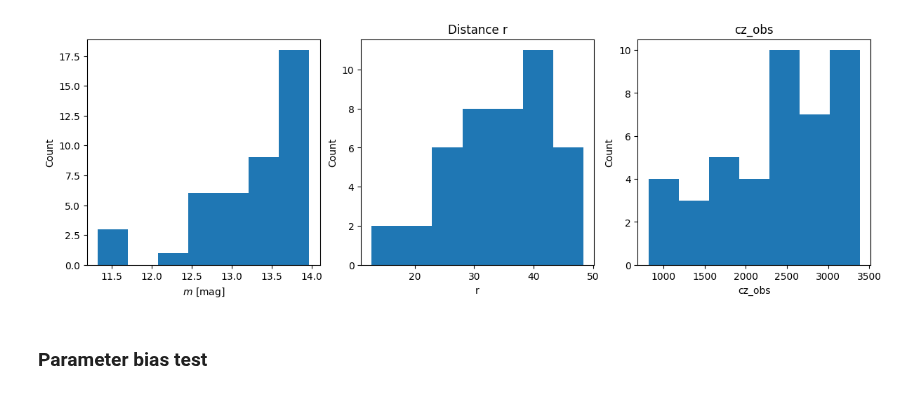
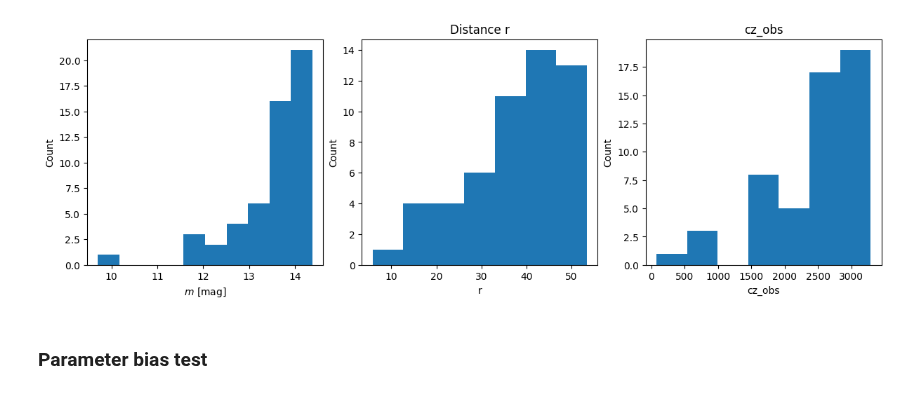
Before and after one commit to Richard-Sti/CANDEL, a Jupyter notebook: notebooks/paper_SH0ES/mock_test_even_simpler.ipynb, the cells around one changed output. Drawn from its saved outputs; the diff is of its cells as text; code cells hidden in the pictures.

Commit message:
Update more mocks

```diff
--- a/notebooks/paper_SH0ES/mock_test_even_simpler.ipynb
+++ b/notebooks/paper_SH0ES/mock_test_even_simpler.ipynb
@@ -27,3 +39,12 @@ def mu2r(mu):
 
 def r2czcosmo(r, H0=70):
     return r * H0
+# %%
+config_path = "/Users/rstiskalek/Projects/CANDEL/scripts/runs/config_shoes.toml"
+config = candel.load_config(config_path)
+
+reconstruction = "Carrick2015"
+nsim = 0
+
+loader_C15 = candel.field.name2field_loader(reconstruction)(
+    nsim=nsim, **config["io"]["reconstruction_main"][reconstruction])
@@ -30,25 +53,71 @@ def r2czcosmo(r, H0=70):
 # %%
-npoints = 500
+npoints = 1300
 
-Rmax = 100
+Rmax = 150
 M = -19.25
 sigma_v = 250
-e_mag = 0.15
+e_mag = 0.1
 H0 = 70
-mag_lim = 14.0
-cz_lim = None
+mag_lim = None
+cz_lim = 3300
+
+r_grid = np.linspace(1e-4, Rmax, 300)
+loader = loader_C15
+beta = 0.43
+
+
+def sample_distance_inhomogeneous(r_grid, los_density, gen):
+    pi_r = los_density * r_grid**2
+    cdf_r = cum_simpson_scipy(pi_r, x=r_grid, initial=0)
+    cdf_r /= cdf_r[-1]
+    return np.interp(gen.uniform(), cdf_r, r_grid)
+
+
+def generate_rand_los(seed, npoints, loader):
+    gen = np.random.default_rng(seed)
+    RA = gen.uniform(0, 360, size=npoints)
+    dec = np.arcsin(gen.uniform(-1, 1, size=npoints)) * 180 / np.pi
+    los_density, los_velocity = candel.field.interpolate_los_density_velocity(
+        loader, r_grid, RA, dec, verbose=False)
+    return los_density, beta * los_velocity
 
 
 def generate_mock(seed, mag_lim=None, cz_lim=None, verbose=False,
-                  make_plot=False):
+                  make_plot=False, mag_lim_width=0.5, ):
     gen = np.random.default_rng(seed)
 
-    r = Rmax * gen.uniform(0, 1, npoints)**(1/3)
+    los_velocity_r = np.zeros(npoints)
+    if loader is not None:
+        r = np.full(npoints, np.nan)
+
+        RA = gen.uniform(0, 360, size=npoints)
+        dec = np.arcsin(gen.uniform(-1, 1, size=npoints)) * 180 / np.pi
+        los_density, los_velocity = candel.field.interpolate_los_density_velocity(
+            loader, r_grid, RA, dec, verbose=False)
+        los_velocity *= beta
+
+        for i in range(npoints):
+            los_density_i = los_density[i]
+            los_velocity_i = los_velocity[i]
+
+            r[i] = sample_distance_inhomogeneous(r_grid, los_density_i, gen)
+            los_density[i] = los_density_i
+            los_velocity[i] = los_velocity_i
+            los_velocity_r[i] = np.interp(r[i], r_grid, los_velocity_i)
+    else:
+        r = Rmax * gen.uniform(0, 1, npoints)**(1/3)
+        los_density = np.full((npoints, len(r_grid)), 1.0 )
+        los_velocity = np.full((npoints, len(r_grid)), 0.)
+
     mag = gen.normal(r2mu(r) + M, e_mag, )
-    cz = gen.normal(r2czcosmo(r, H0=H0), sigma_v)
+    z_cosmo = r2czcosmo(r, H0) / SPEED_OF_LIGHT
+
+    cz = gen.normal(((1 + z_cosmo) * (1 + los_velocity_r / SPEED_OF_LIGHT) - 1) * SPEED_OF_LIGHT, sigma_v)
 
     mask = np.ones_like(mag, dtype=bool)
     if mag_lim is not None:
+        # p_sel = 1 - norm(loc=mag_lim, scale=mag_lim_width).cdf(mag)
+        # mask &= p_sel > gen.random(npoints)
         mask &= mag < mag_lim
     if cz_lim is not None:
         mask &= cz < cz_lim
@@ -57,6 +126,7 @@ def generate_mock(seed, mag_lim=None, cz_lim=None, verbose=False,
         print(f"Retained {np.sum(mask)} out of {npoints} points.")
 
     mag, cz, r = mag[mask], cz[mask], r[mask]
+    los_density, los_velocity = los_density[mask], los_velocity[mask]
 
     if make_plot:
         fig, axes = plt.subplots(1, 3, figsize=(12, 4), constrained_layout=True)
@@ -76,9 +146,8 @@ def generate_mock(seed, mag_lim=None, cz_lim=None, verbose=False,
 
         fig.show()
 
-    return mag, cz, r
+    return mag, cz, r, los_density, los_velocity
 
 
-
-__ = generate_mock(1, mag_lim, cz_lim, verbose=True, make_plot=True)
+__ = generate_mock(2, mag_lim, cz_lim, verbose=True, make_plot=True)
 # %% [output]
@@ -86,4 +155,4 @@ Retained 43 out of 500 points.
-[figure, old version]
+[figure, new version]
 # %%
 class FluxSelectionModel:
 
```
Also changed, not shown: parts of 16 cells of this notebook.
